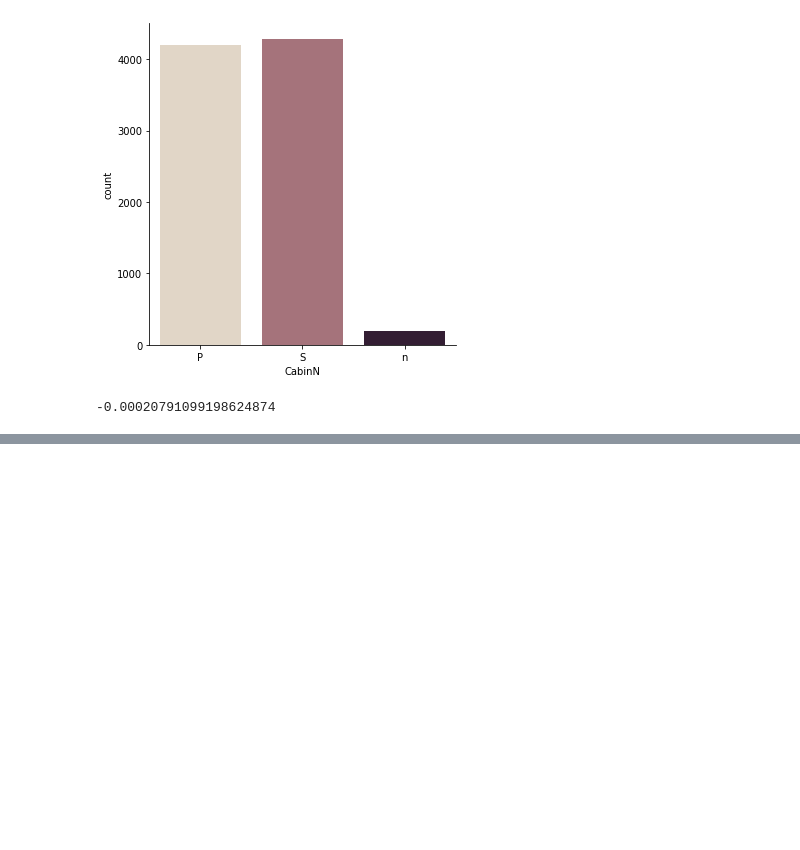
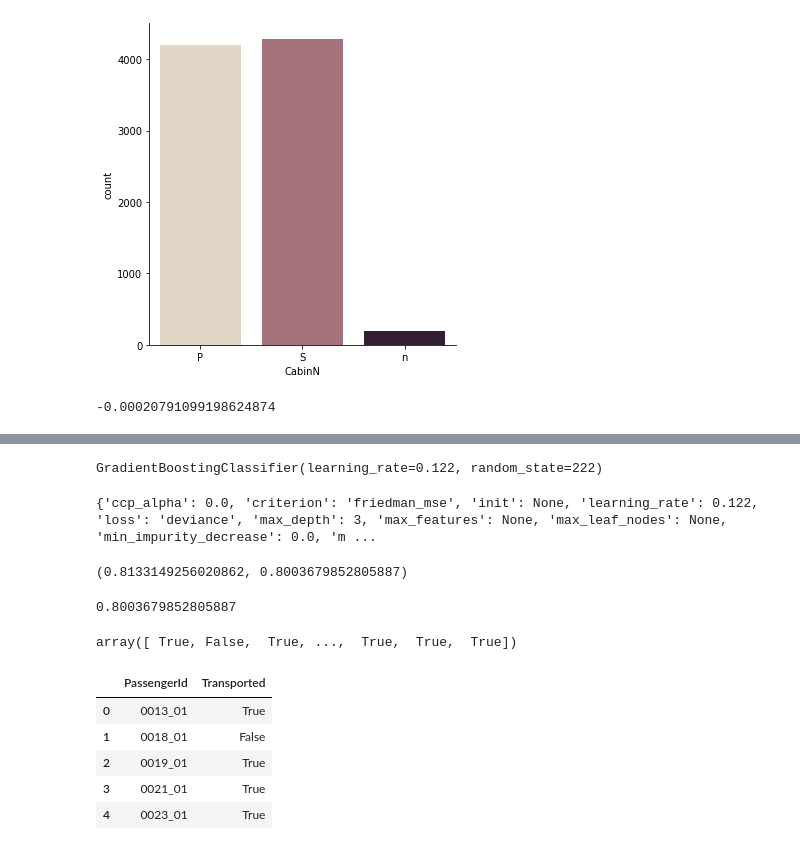
Before and after one commit to siddpatel1/Summer22Projects, a Jupyter notebook: SpaceshipTitanic_Kaggle/SSTnotebook.ipynb, the cells around one changed output, grey strips where cells are left out. Saved outputs shown, nothing was run; the diff lists cells and outputs as text; code cells hidden in the pictures; blank space fills up the shorter version.

```diff
--- a/SpaceshipTitanic_Kaggle/SSTnotebook.ipynb
+++ b/SpaceshipTitanic_Kaggle/SSTnotebook.ipynb
@@ -201,3 +274,3 @@ ValueError: Sample larger than population or is negative
 # %%
-dTree = tree.DecisionTreeClassifier(max_depth=3).fit(trainData[['HomePlanetN', 'CryoSleep', 'CabinN', 'DestinationN', 'Age',
-'VIP', 'RoomService', 'FoodCourt', 'ShoppingMall', 'Spa', 'VRDeck']],trainData.Transported)
+testDataShort = testData[['HomePlanetN', 'CryoSleep', 'CabinN', 'DestinationN', 'Age',
+'VIP', 'RoomService', 'FoodCourt', 'ShoppingMall', 'Spa', 'VRDeck']]
@@ -203,0 +299,10 @@ dTree = tree.DecisionTreeClassifier(max_depth=3).fit(trainData[['HomePlanetN', '
+# %%
+gbt = ensemble.GradientBoostingClassifier(max_depth=3, random_state=222, n_estimators=100, learning_rate=0.122)
+gbt.fit(X_train, y_train)
+#(max_depth=3, random_state=222, n_estimators=100, learning_rate=0.122)
+# %% [output]
+GradientBoostingClassifier(learning_rate=0.122, random_state=222)
+# %%
+print(gbt.get_params())
+# %% [output]
+{'ccp_alpha': 0.0, 'criterion': 'friedman_mse', 'init': None, 'learning_rate': 0.122, 'loss': 'deviance', 'max_depth': 3, 'max_features': None, 'max_leaf_nodes': None, 'min_impurity_decrease': 0.0, 'm ...
@@ -203,0 +311,22 @@ dTree = tree.DecisionTreeClassifier(max_depth=3).fit(trainData[['HomePlanetN', '
+# %%
+gbt.score(X_train,y_train), gbt.score(X_test,y_test)
+# %% [output]
+(0.8133149256020862, 0.8003679852805887)
+# %%
+print(accuracy_score(y_test, y_pred))
+gbt.predict(testDataShort)
+# %% [output]
+0.8003679852805887
+array([ True, False,  True, ...,  True,  True,  True])
+# %%
+result = gbt.predict(testDataShort)
+# %%
+submission = pd.DataFrame({"PassengerId":testData.PassengerId, "Transported":result})
+submission.head()
+# %% [output]
+|  | PassengerId | Transported |
+| 0 | 0013_01 | True |
+| 1 | 0018_01 | False |
+| 2 | 0019_01 | True |
+| 3 | 0021_01 | True |
+| 4 | 0023_01 | True |
```
Also changed, not shown: parts of 16 cells of this notebook.
